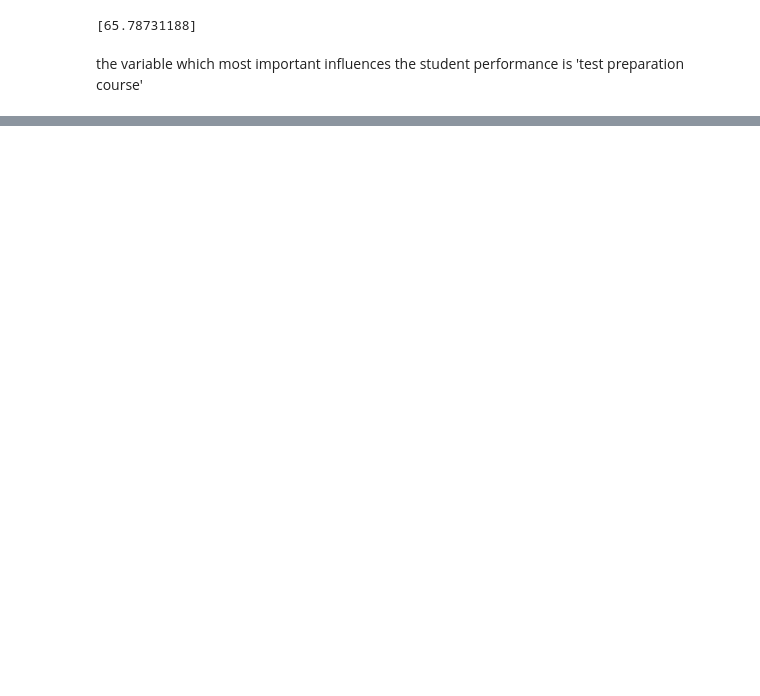
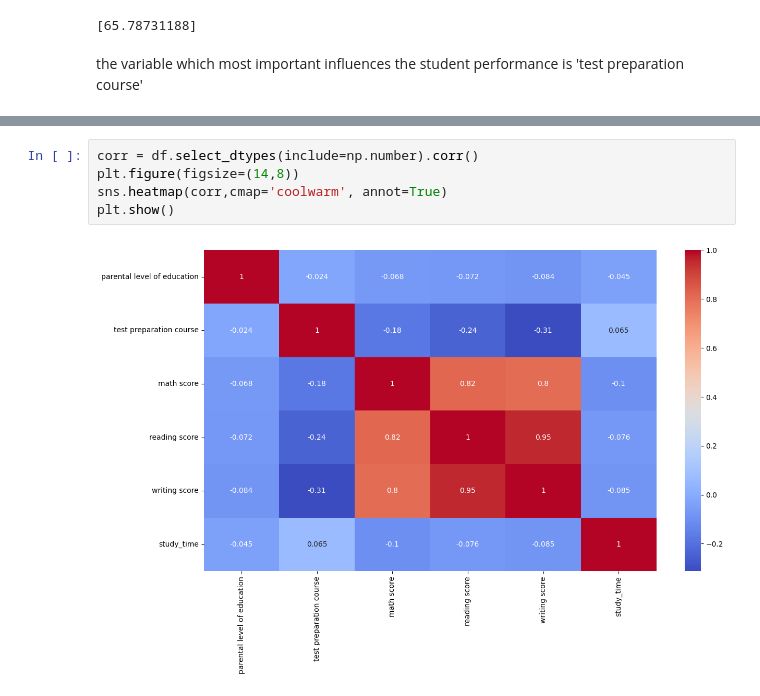
Before and after one commit to Vetriagilan/student-exam-score, a Jupyter notebook: student_exam_score.ipynb, the cells around one changed output, grey strips where cells are left out. Saved outputs shown, nothing was run; the diff lists cells and outputs as text; blank space fills up the shorter version.

```diff
--- a/student_exam_score.ipynb
+++ b/student_exam_score.ipynb
@@ -70,0 +89,7 @@ the variable which most important influences the student performance is 'test pr
+# %%
+corr = df.select_dtypes(include=np.number).corr()
+plt.figure(figsize=(14,8))
+sns.heatmap(corr,cmap='coolwarm', annot=True)
+plt.show()
+# %% [output]
+[figure, added]
```
Also changed, not shown: parts of 5 cells of this notebook.
